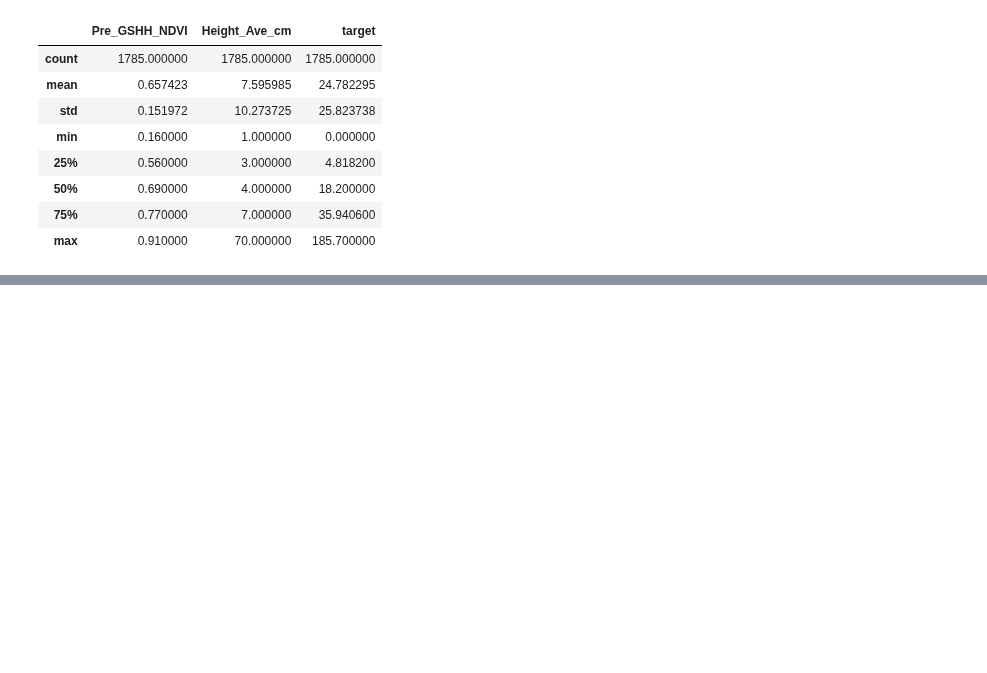
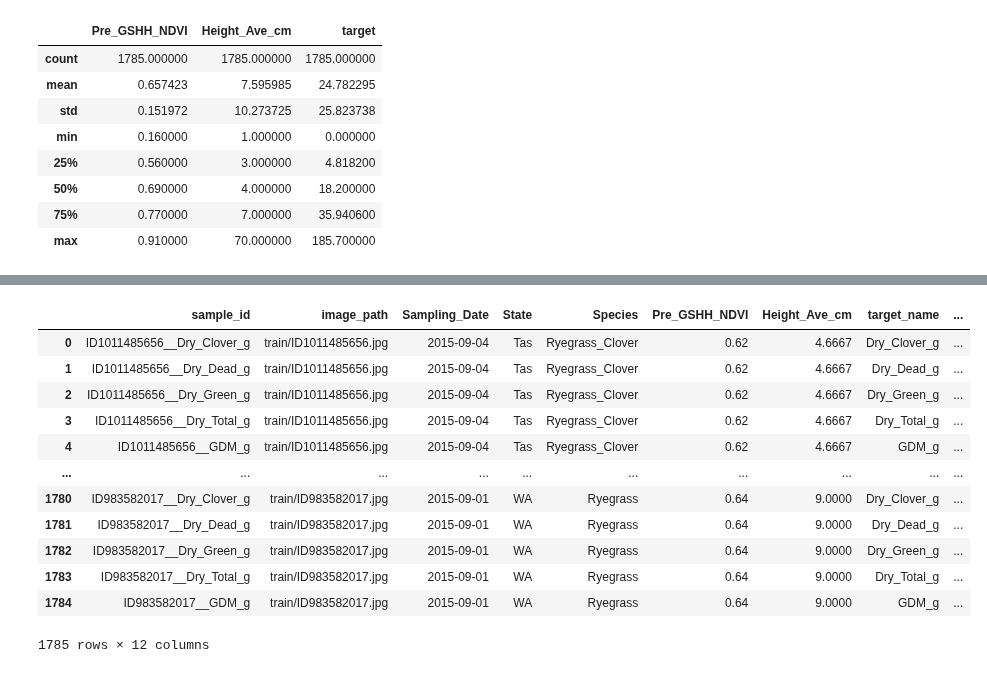
Before and after one commit to LoNebula/Kaggle, a Jupyter notebook: src/CSIRO_Image2Biomass_Prediction/1_CSIRO_Image2Biomass_Prediction.ipynb, the cells around one changed output, grey strips where cells are left out. Cells and saved outputs as stored; diff of their text form; code cells hidden in the pictures; blank space fills up the shorter version.

```diff
--- a/src/CSIRO_Image2Biomass_Prediction/1_CSIRO_Image2Biomass_Prediction.ipynb
+++ b/src/CSIRO_Image2Biomass_Prediction/1_CSIRO_Image2Biomass_Prediction.ipynb
@@ -99,3 +99,11 @@ train_df.describe()
 # %%
 # Summarize the tabular features
 tabular_feats = ["Pre_GSHH_NDVI", "Height_Ave_cm", "State", "Species", "Sampling_Date"]
+# %%
+train_df["Sampling_Date"] = pd.to_datetime(train_df["Sampling_Date"], format="%Y/%m/%d")
+
+train_df["year"] = train_df["Sampling_Date"].dt.year
+train_df["month"] = train_df["Sampling_Date"].dt.month
+train_df["day"] = train_df["Sampling_Date"].dt.day
+
+train_df[["year", "month", "day"]].head()
@@ -101,0 +117,16 @@ tabular_feats = ["Pre_GSHH_NDVI", "Height_Ave_cm", "State", "Species", "Sampling
+# %%
+train_df
+# %% [output]
+|  | sample_id | image_path | Sampling_Date | State | Species | Pre_GSHH_NDVI | Height_Ave_cm | target_name | ... |
+| 0 | ID1011485656__Dry_Clover_g | train/ID1011485656.jpg | 2015-09-04 | Tas | Ryegrass_Clover | 0.62 | 4.6667 | Dry_Clover_g | ... |
+| 1 | ID1011485656__Dry_Dead_g | train/ID1011485656.jpg | 2015-09-04 | Tas | Ryegrass_Clover | 0.62 | 4.6667 | Dry_Dead_g | ... |
+| 2 | ID1011485656__Dry_Green_g | train/ID1011485656.jpg | 2015-09-04 | Tas | Ryegrass_Clover | 0.62 | 4.6667 | Dry_Green_g | ... |
+| 3 | ID1011485656__Dry_Total_g | train/ID1011485656.jpg | 2015-09-04 | Tas | Ryegrass_Clover | 0.62 | 4.6667 | Dry_Total_g | ... |
+| 4 | ID1011485656__GDM_g | train/ID1011485656.jpg | 2015-09-04 | Tas | Ryegrass_Clover | 0.62 | 4.6667 | GDM_g | ... |
+| ... | ... | ... | ... | ... | ... | ... | ... | ... | ... |
+| 1780 | ID983582017__Dry_Clover_g | train/ID983582017.jpg | 2015-09-01 | WA | Ryegrass | 0.64 | 9.0000 | Dry_Clover_g | ... |
+| 1781 | ID983582017__Dry_Dead_g | train/ID983582017.jpg | 2015-09-01 | WA | Ryegrass | 0.64 | 9.0000 | Dry_Dead_g | ... |
+| 1782 | ID983582017__Dry_Green_g | train/ID983582017.jpg | 2015-09-01 | WA | Ryegrass | 0.64 | 9.0000 | Dry_Green_g | ... |
+| 1783 | ID983582017__Dry_Total_g | train/ID983582017.jpg | 2015-09-01 | WA | Ryegrass | 0.64 | 9.0000 | Dry_Total_g | ... |
+| 1784 | ID983582017__GDM_g | train/ID983582017.jpg | 2015-09-01 | WA | Ryegrass | 0.64 | 9.0000 | GDM_g | ... |
+1785 rows × 12 columns
```
Also changed, not shown: parts of 1 cell of this notebook.
